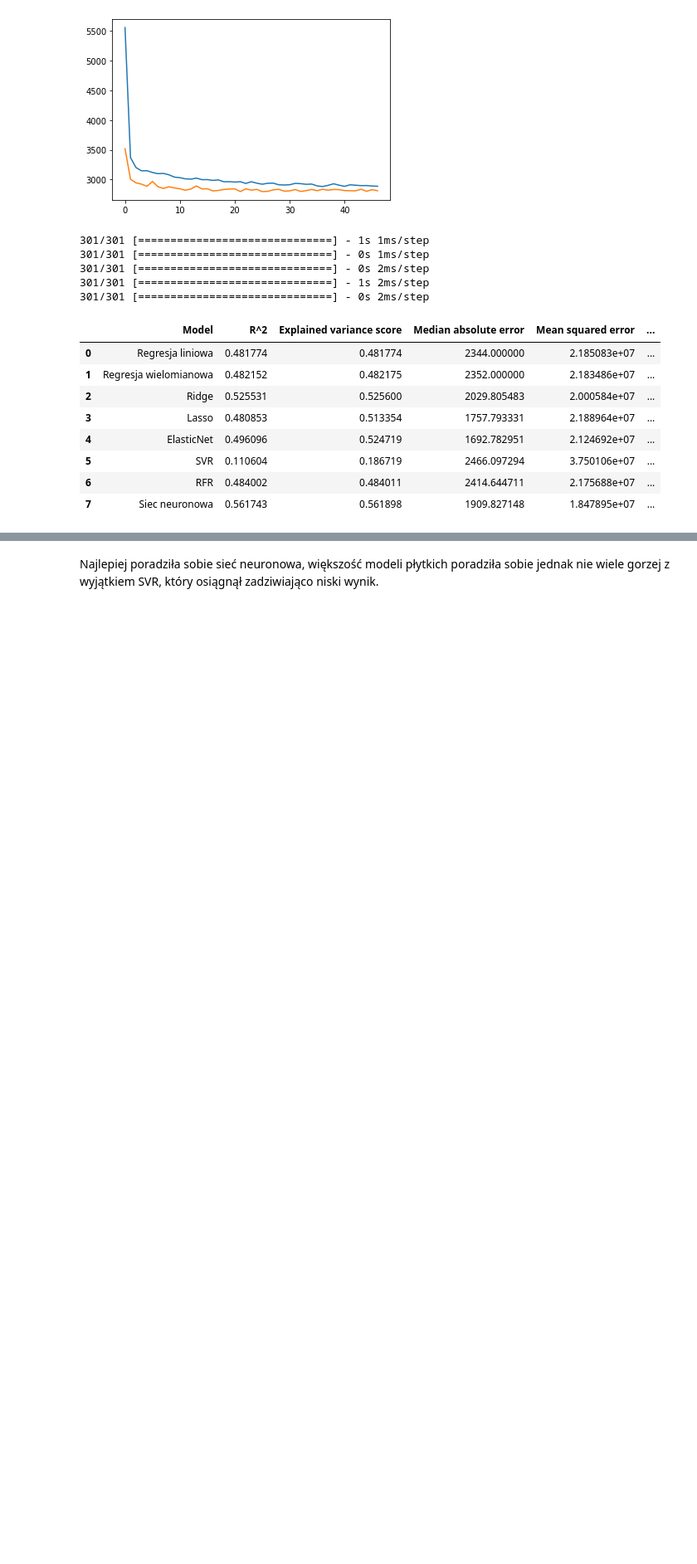
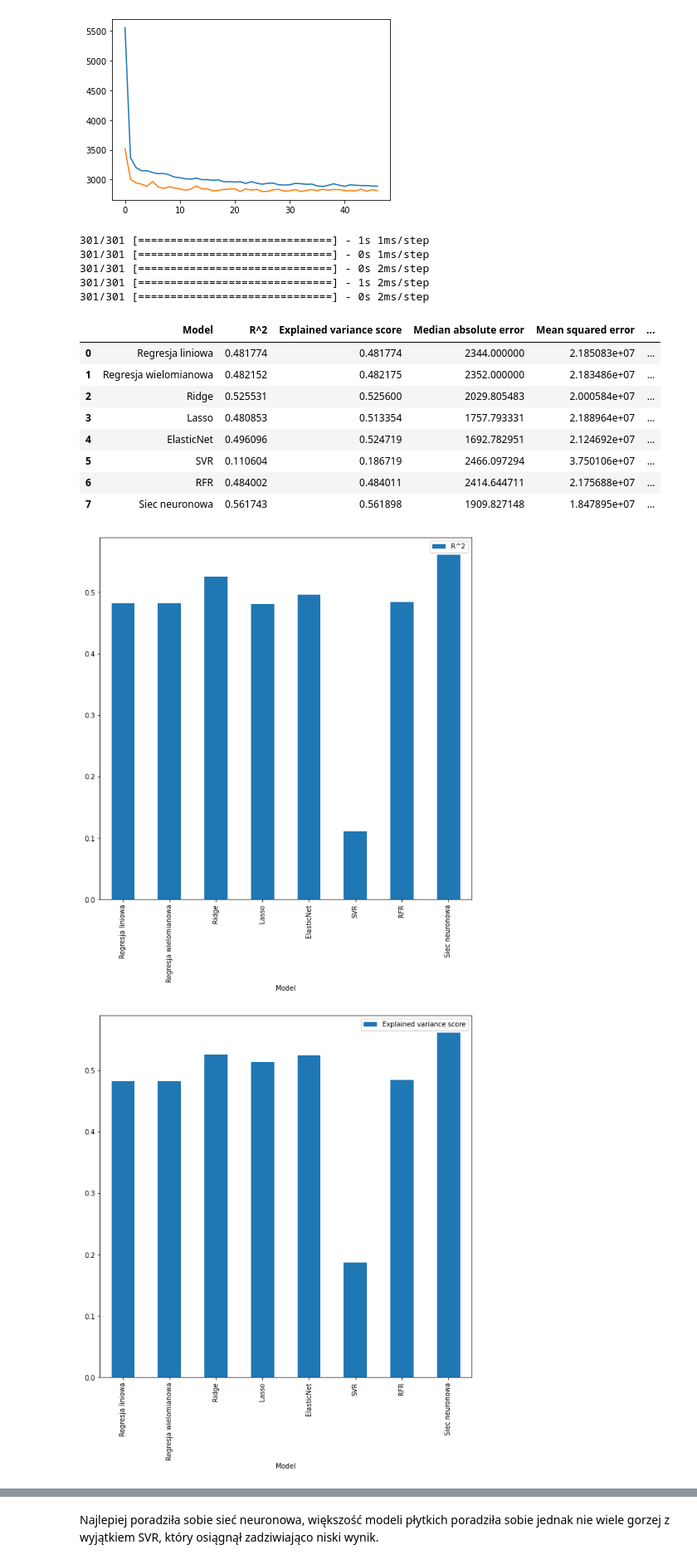
Before and after one commit to piotr310100/Projekt_PSI, a Jupyter notebook: projekt.ipynb, the cells around one changed output, grey strips where cells are left out. Shown: that part at 83% size. Cells and saved outputs as stored; diff of their text form; code cells hidden in the pictures; blank space fills up the shorter version.

```diff
--- a/projekt.ipynb
+++ b/projekt.ipynb
@@ -565,3 +565,10 @@ df_res
 | 5 | SVR | 0.110604 | 0.186719 | 2466.097294 | 3.750106e+07 | ... |
 | 6 | RFR | 0.484002 | 0.484011 | 2414.644711 | 2.175688e+07 | ... |
 | 7 | Siec neuronowa | 0.561743 | 0.561898 | 1909.827148 | 1.847895e+07 | ... |
+# %%
+for col in df_res.columns[1:]:
+  df_res.plot.bar(x = 'Model', y = col, figsize = (10, 10))
+  plt.show()
+# %% [output]
+[figure, added]
+[figure, added]
```
Also changed, not shown: parts of 2 cells of this notebook.
